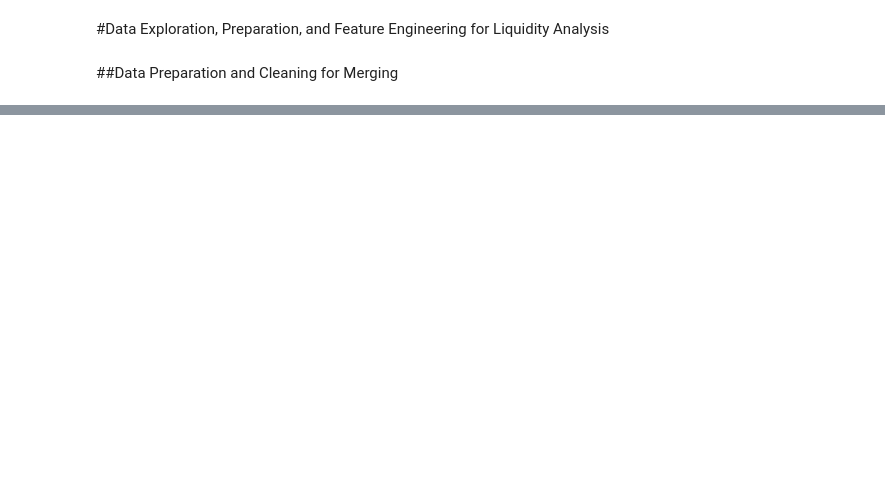
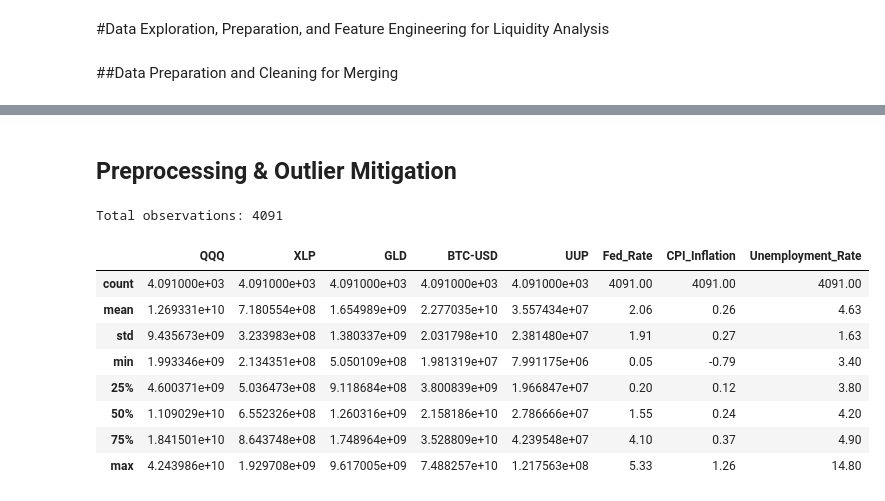
Before and after one commit to Aaguilar123/Macro-Liquidity-Asset-Leaderboard-Forecast, a Jupyter notebook: shared_eda/EDA.ipynb, the cells around one changed output, grey strips where cells are left out. Drawn from its saved outputs; the diff is of its cells as text; code cells hidden in the pictures; blank space fills up the shorter version.

```diff
--- a/shared_eda/EDA.ipynb
+++ b/shared_eda/EDA.ipynb
@@ -180,13 +6,0 @@ Date
-# %%
-plt.figure(figsize=(14, 8))
-
-recent_ranks = monthly_ranks.iloc[-12:].copy()
-for col in [c for c in recent_ranks.columns if '_Rank' in c]:
-    plt.plot(recent_ranks.index, recent_ranks[col], marker='o', linewidth=3, label=col.replace('_Momentum_Rank',''))
-
-plt.gca().invert_yaxis()
-plt.yticks([1, 2, 3, 4, 5])
-plt.title('Liquidity Momentum: Which asset grew the most compared to its baseline?')
-plt.ylabel('Growth Rank (1 = Biggest % Surge)')
-plt.legend(bbox_to_anchor=(1.05, 1), loc='upper left')
-plt.show()
@@ -194,0 +51,29 @@ plt.show()
+# %% [markdown]
+## Preprocessing & Outlier Mitigation
+# %%
+df_macro['CPI_Inflation'] = df_macro['CPI_Inflation'].pct_change(1, fill_method=None) * 100
+
+vol_cols = ['QQQ', 'XLP', 'GLD', 'BTC-USD', 'UUP']
+df_volume_smoothed = df_volume[vol_cols].rolling(window=21).mean()
+
+def winsorize(series, lower=0.01, upper=0.99):
+    return series.clip(series.quantile(lower), series.quantile(upper))
+
+for col in vol_cols:
+    df_volume_smoothed[col] = winsorize(df_volume_smoothed[col])
+
+df_master = df_volume_smoothed.join(df_macro, how='left').ffill().dropna()
+
+print(f"Total observations: {len(df_master)}")
+df_master.describe().round(2)
+# %% [output]
+Total observations: 4091
+|  | QQQ | XLP | GLD | BTC-USD | UUP | Fed_Rate | CPI_Inflation | Unemployment_Rate |
+| count | 4.091000e+03 | 4.091000e+03 | 4.091000e+03 | 4.091000e+03 | 4.091000e+03 | 4091.00 | 4091.00 | 4091.00 |
+| mean | 1.269331e+10 | 7.180554e+08 | 1.654989e+09 | 2.277035e+10 | 3.557434e+07 | 2.06 | 0.26 | 4.63 |
+| std | 9.435673e+09 | 3.233983e+08 | 1.380337e+09 | 2.031798e+10 | 2.381480e+07 | 1.91 | 0.27 | 1.63 |
+| min | 1.993346e+09 | 2.134351e+08 | 5.050109e+08 | 1.981319e+07 | 7.991175e+06 | 0.05 | -0.79 | 3.40 |
+| 25% | 4.600371e+09 | 5.036473e+08 | 9.118684e+08 | 3.800839e+09 | 1.966847e+07 | 0.20 | 0.12 | 3.80 |
+| 50% | 1.109029e+10 | 6.552326e+08 | 1.260316e+09 | 2.158186e+10 | 2.786666e+07 | 1.55 | 0.24 | 4.20 |
+| 75% | 1.841501e+10 | 8.643748e+08 | 1.748964e+09 | 3.528809e+10 | 4.239548e+07 | 4.10 | 0.37 | 4.90 |
+| max | 4.243986e+10 | 1.929708e+09 | 9.617005e+09 | 7.488257e+10 | 1.217563e+08 | 5.33 | 1.26 | 14.80 |
```
Also changed, not shown: parts of 35 cells of this notebook.
